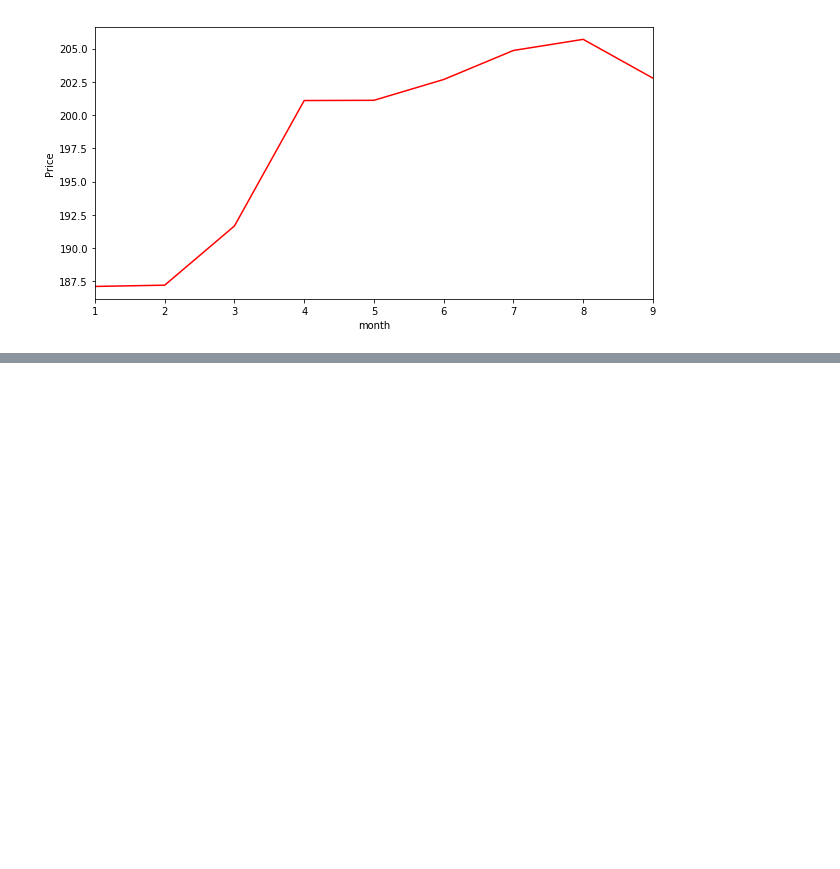
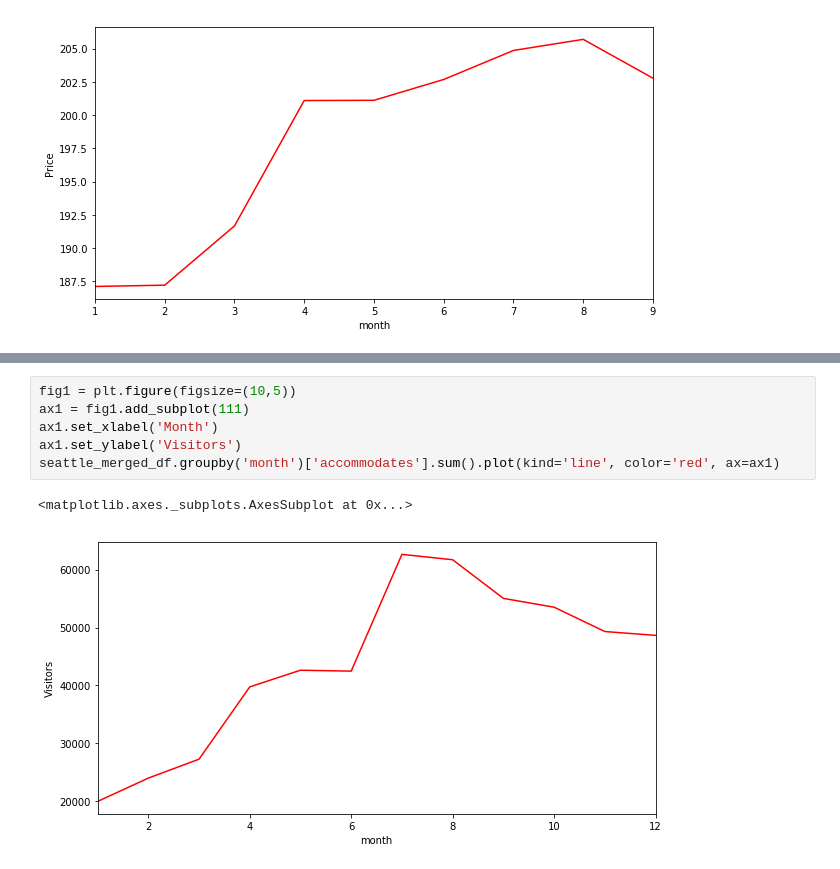
Before and after one commit to jyothishkjames/Seattle-Boston-Airbnb-Data-Analysis, a Jupyter notebook: data_prepration.ipynb, the cells around one changed output, grey strips where cells are left out. Saved outputs shown, nothing was run; the diff lists cells and outputs as text; blank space fills up the shorter version.

```diff
--- a/data_prepration.ipynb
+++ b/data_prepration.ipynb
@@ -216,0 +209,9 @@ merged_df
+# %%
+fig1 = plt.figure(figsize=(10,5))
+ax1 = fig1.add_subplot(111)
+ax1.set_xlabel('Month')
+ax1.set_ylabel('Visitors')
+seattle_merged_df.groupby('month')['accommodates'].sum().plot(kind='line', color='red', ax=ax1)
+# %% [output]
+<matplotlib.axes._subplots.AxesSubplot at 0x...>
+[figure, added]
```
Also changed, not shown: parts of 11 cells of this notebook.
